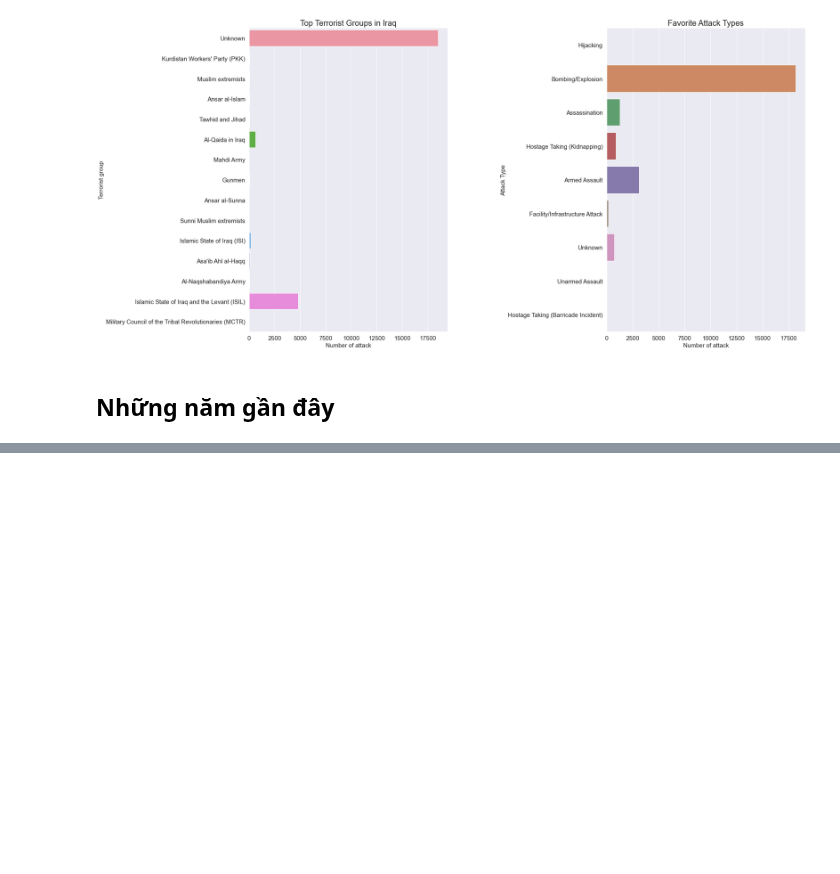
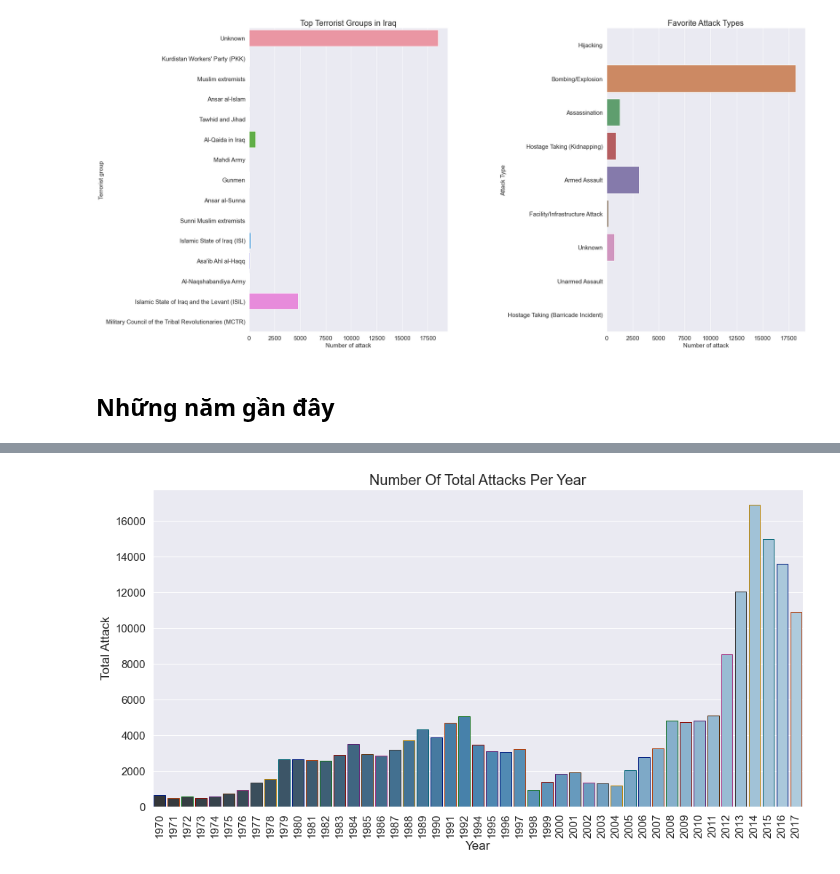
Before and after one commit to tuph-tech/LTKHDL-final, a Jupyter notebook: 1712861-PhanHuuTu.ipynb, the cells around one changed output, grey strips where cells are left out. Drawn from its saved outputs; the diff is of its cells as text; code cells hidden in the pictures; blank space fills up the shorter version.

```diff
--- a/1712861-PhanHuuTu.ipynb
+++ b/1712861-PhanHuuTu.ipynb
@@ -635,0 +638,6 @@ plt.show()
+# %%
+#lấy ra số cuộc tấn công mỗi năm
+total_attack_per_year = df['year'].value_counts().reset_index()
+total_attack_per_year.columns = ['year', 'total_attack']
+total_attack_per_year = total_attack_per_year.sort_values(['year'], ascending=False)
+total_attack_per_year.head(10)
@@ -635,0 +656,20 @@ plt.show()
+# %%
+# vẽ biểu đồ cột thể hiện số cuộc khủng bố mỗi năm
+ax = sns.barplot(x='year', y='total_attack',
+                 data=total_attack_per_year,
+                 palette= 'Blues_d',
+                 edgecolor=sns.color_palette('dark',25))
+
+# Thiết lập 1 số thuộc tính biểu đồ
+ax.set_xlabel('Year', fontsize=17)
+ax.set_ylabel('Total Attack', fontsize=17)
+
+plt.xticks(rotation=90,
+           fontsize=15)
+plt.yticks(fontsize=15)
+
+plt.title('Number Of Total Attacks Per Year', fontsize=20)
+
+plt.show()
+# %% [output]
+[figure, added]
```
Also changed, not shown: parts of 6 cells of this notebook.
